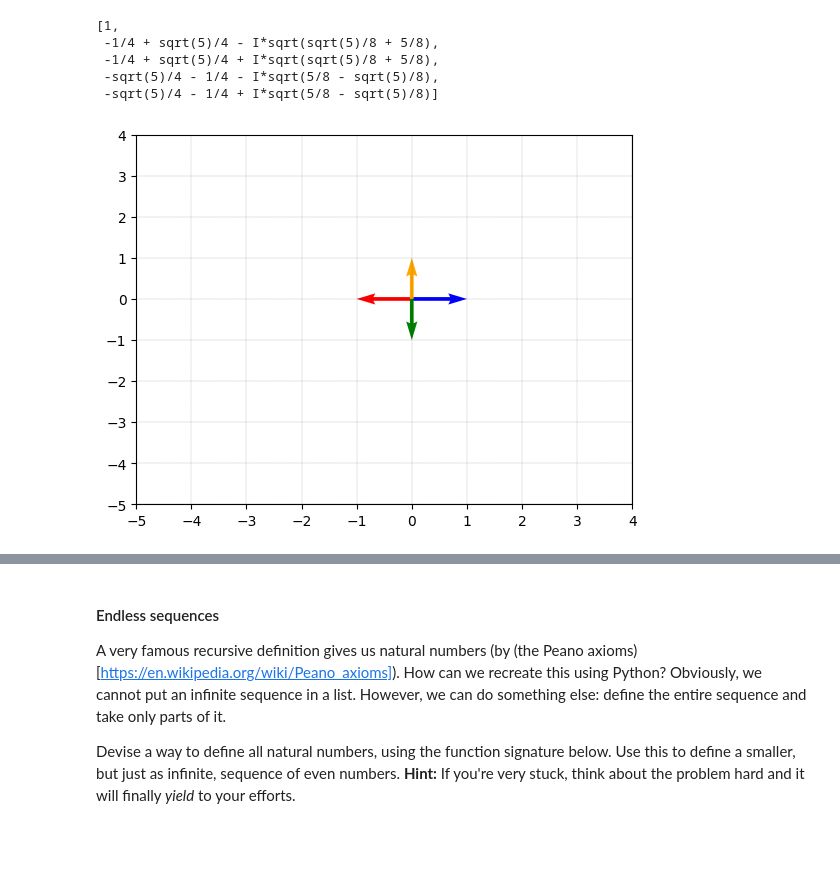
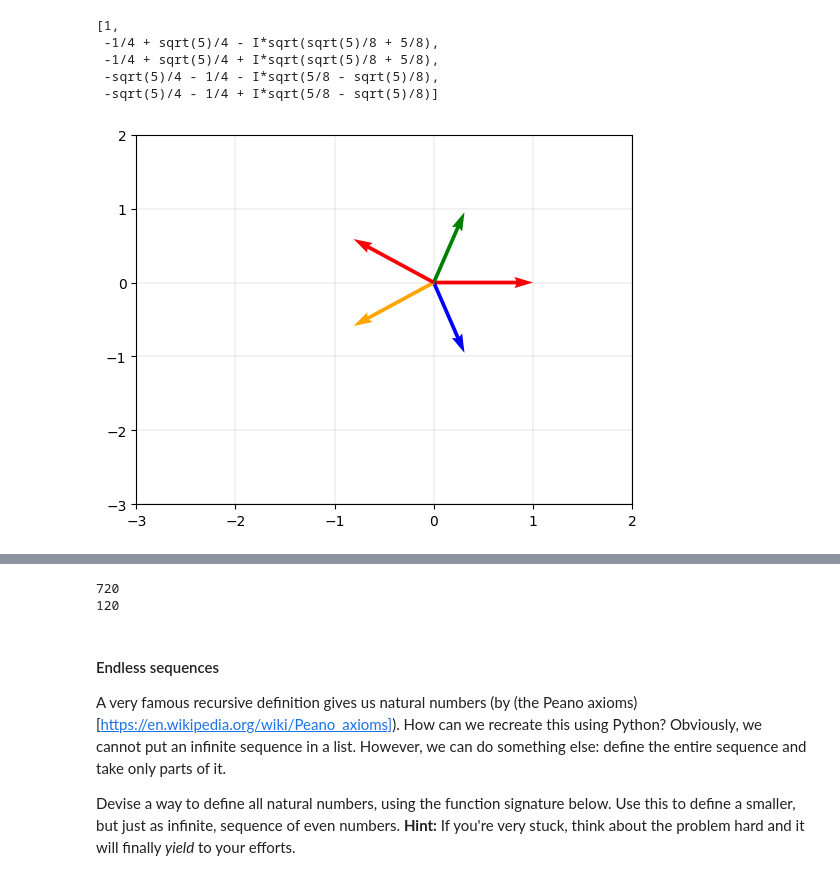
Before and after one commit to plamensve/Math-Concepts, a Jupyter notebook: 02-Basic Algebra/Exercise-Basic-Algebra/Basic Algebra Exercise.ipynb, the cells around one changed output, grey strips where cells are left out. Saved outputs shown, nothing was run; the diff lists cells and outputs as text; code cells hidden in the pictures; blank space fills up the shorter version.

Commit message:
Math concepts for developers - more solutions: - factorial, fibo etc.

```diff
--- a/02-Basic Algebra/Exercise-Basic-Algebra/Basic Algebra Exercise.ipynb
+++ b/02-Basic Algebra/Exercise-Basic-Algebra/Basic Algebra Exercise.ipynb
@@ -384,30 +384,30 @@ sympy.solve(x ** 5 - 1)
 # %%
 from numpy import sqrt
 
 
 def plot_complex_numbers(numbers, colors):
     """
     Plots the given complex numbers as radius vectors in the 2D space
     """
     zeros = [0] * len(numbers)
     real_parts = [number.real for number in numbers]
     imag_parts = [number.imag for number in numbers]
 
     plt.quiver(zeros, zeros, real_parts, imag_parts, angles = "xy", scale_units = "xy", scale = 1, color=colors)
-    plt.xticks(range(-5, 5))
-    plt.yticks(range(-5, 5))
+    plt.xticks(range(-3, 3))
+    plt.yticks(range(-3, 3))
 
     plt.grid(True, which='both', linestyle='--', linewidth=0.1, color='black')
 
 x = sympy.symbols('x')
-roots = sympy.solve(x**4 - 1)
+roots = sympy.solve(x**5 - 1)
 
 converted_roots = [complex(r.evalf()) for r in roots]
 colors = ["red", "blue", "green", "orange"]
 
 plot_complex_numbers(converted_roots, colors)
 # %% [output]
-[figure, old version]
+[figure, new version]
 # %% [markdown]
 ### Problem 4. Recursion and Fractals
 <img src="recursion.jpg" style="max-height: 230px" />
@@ -430,15 +430,34 @@ def factorial_recursive(n):
     """
     Computes the factorial of a non-negative number n (using recursion)
     """
-    # Write your code here
-    pass
+    if n == 0 or n == 1:
+        return 1
+    return n * factorial_recursive(n - 1)
+
+result = factorial_recursive(6)
+print(result)
+
 
 def factorial_iterative(n):
     """
     Computes the factorial of a non-negative number n (using iteration)
     """
-    # Write your code here
-    pass
+    if n == 0:
+        return 1
+
+    current_result = 1
+
+    for i in range(n):
+        current_result += i * current_result
+
+    return current_result
+
+
+result = factorial_iterative(5)
+print(result)
+# %% [output]
+720
+120
 # %% [markdown]
 #### Endless sequences
 A very famous recursive definition gives us natural numbers (by (the Peano axioms)[https://en.wikipedia.org/wiki/Peano_axioms]). How can we recreate this using Python? Obviously, we cannot put an infinite sequence in a list. However, we can do something else: define the entire sequence and take only parts of it.
```
Also changed, not shown: parts of 11 cells of this notebook, 2 other files.
